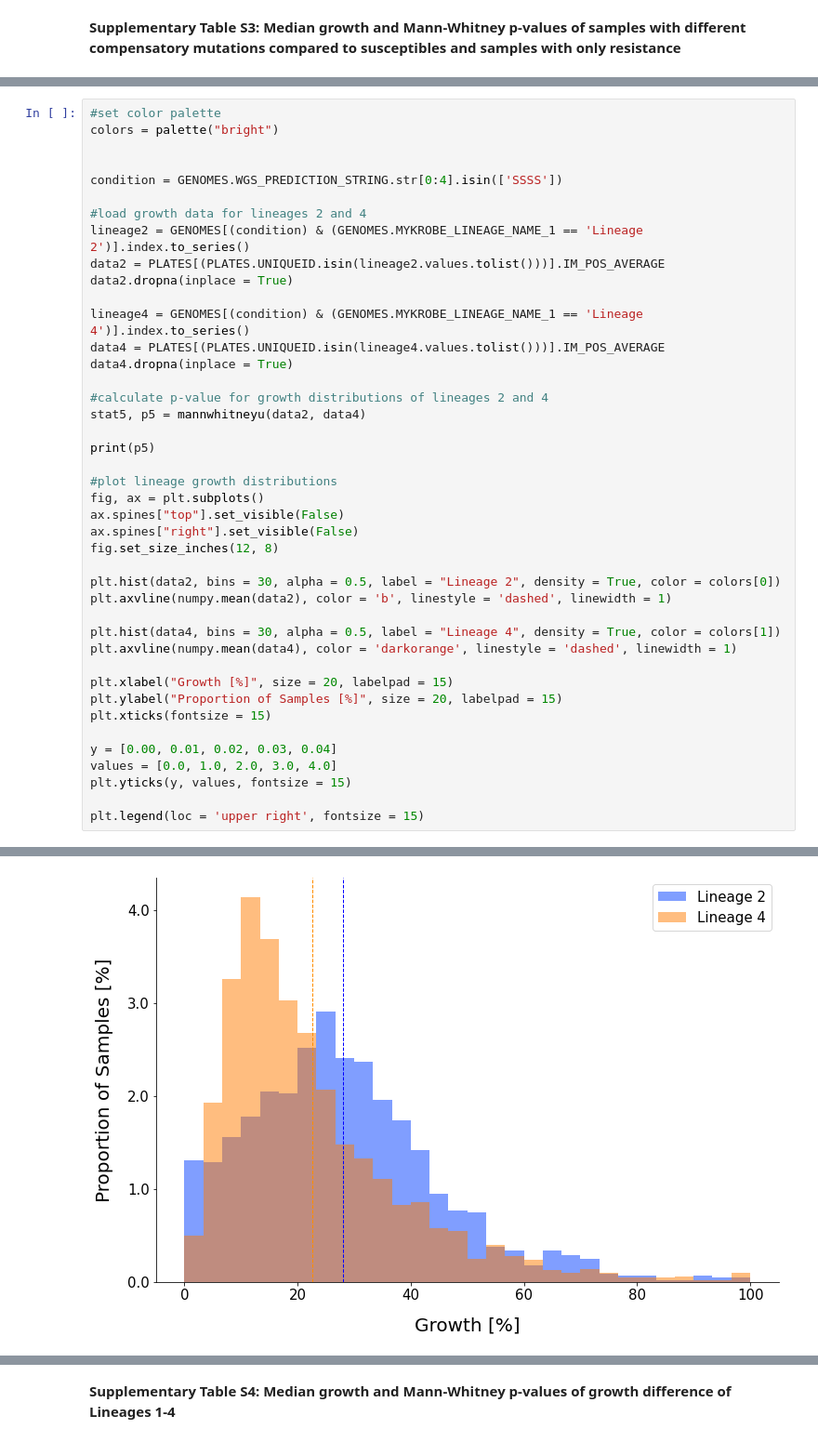
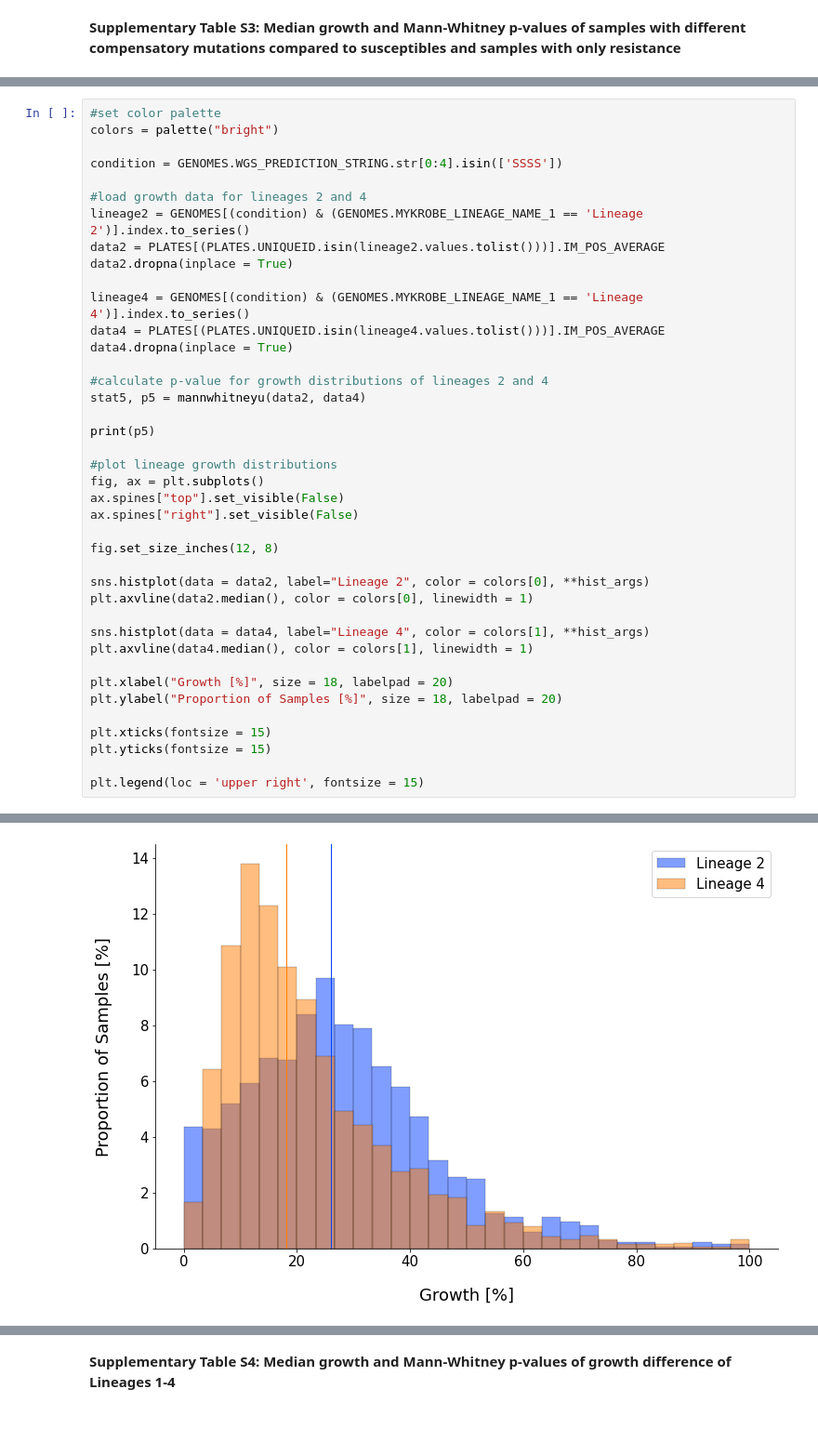
Before and after one commit to fowler-lab/tb-rnap-compensation, a Jupyter notebook: Recreate_figures_paper.ipynb, the cells around one changed output, grey strips where cells are left out. Shown at 93% size. Saved outputs shown, nothing was run; the diff lists cells and outputs as text.

```diff
--- a/Recreate_figures_paper.ipynb
+++ b/Recreate_figures_paper.ipynb
@@ -1118,47 +1117,45 @@ for i, combination in enumerate(combinations):
 # %%
 #set color palette
 colors = palette("bright")
-
 
 condition = GENOMES.WGS_PREDICTION_STRING.str[0:4].isin(['SSSS'])
 
 #load growth data for lineages 2 and 4
 lineage2 = GENOMES[(condition) & (GENOMES.MYKROBE_LINEAGE_NAME_1 == 'Lineage 2')].index.to_series()
 data2 = PLATES[(PLATES.UNIQUEID.isin(lineage2.values.tolist()))].IM_POS_AVERAGE
 data2.dropna(inplace = True)
 
 lineage4 = GENOMES[(condition) & (GENOMES.MYKROBE_LINEAGE_NAME_1 == 'Lineage 4')].index.to_series()
 data4 = PLATES[(PLATES.UNIQUEID.isin(lineage4.values.tolist()))].IM_POS_AVERAGE
 data4.dropna(inplace = True)
 
 #calculate p-value for growth distributions of lineages 2 and 4
 stat5, p5 = mannwhitneyu(data2, data4)
 
 print(p5)
 
 #plot lineage growth distributions
 fig, ax = plt.subplots()
 ax.spines["top"].set_visible(False)
 ax.spines["right"].set_visible(False)
+
 fig.set_size_inches(12, 8)
 
-plt.hist(data2, bins = 30, alpha = 0.5, label = "Lineage 2", density = True, color = colors[0])
-plt.axvline(numpy.mean(data2), color = 'b', linestyle = 'dashed', linewidth = 1)
+sns.histplot(data = data2, label="Lineage 2", color = colors[0], **hist_args)
+plt.axvline(data2.median(), color = colors[0], linewidth = 1)
 
-plt.hist(data4, bins = 30, alpha = 0.5, label = "Lineage 4", density = True, color = colors[1])
-plt.axvline(numpy.mean(data4), color = 'darkorange', linestyle = 'dashed', linewidth = 1)
+sns.histplot(data = data4, label="Lineage 4", color = colors[1], **hist_args)
+plt.axvline(data4.median(), color = colors[1], linewidth = 1)
 
-plt.xlabel("Growth [%]", size = 20, labelpad = 15)
-plt.ylabel("Proportion of Samples [%]", size = 20, labelpad = 15)
+plt.xlabel("Growth [%]", size = 18, labelpad = 20)
+plt.ylabel("Proportion of Samples [%]", size = 18, labelpad = 20)
+
 plt.xticks(fontsize = 15)
-
-y = [0.00, 0.01, 0.02, 0.03, 0.04]
-values = [0.0, 1.0, 2.0, 3.0, 4.0]
-plt.yticks(y, values, fontsize = 15)
+plt.yticks(fontsize = 15)
 
 plt.legend(loc = 'upper right', fontsize = 15)
 # %% [output]
 7.988375177065574e-33
 <matplotlib.legend.Legend at 0x...>
-[figure, old version]
+[figure, new version]
 # %% [markdown]
```
Also changed, not shown: parts of 27 cells of this notebook.
